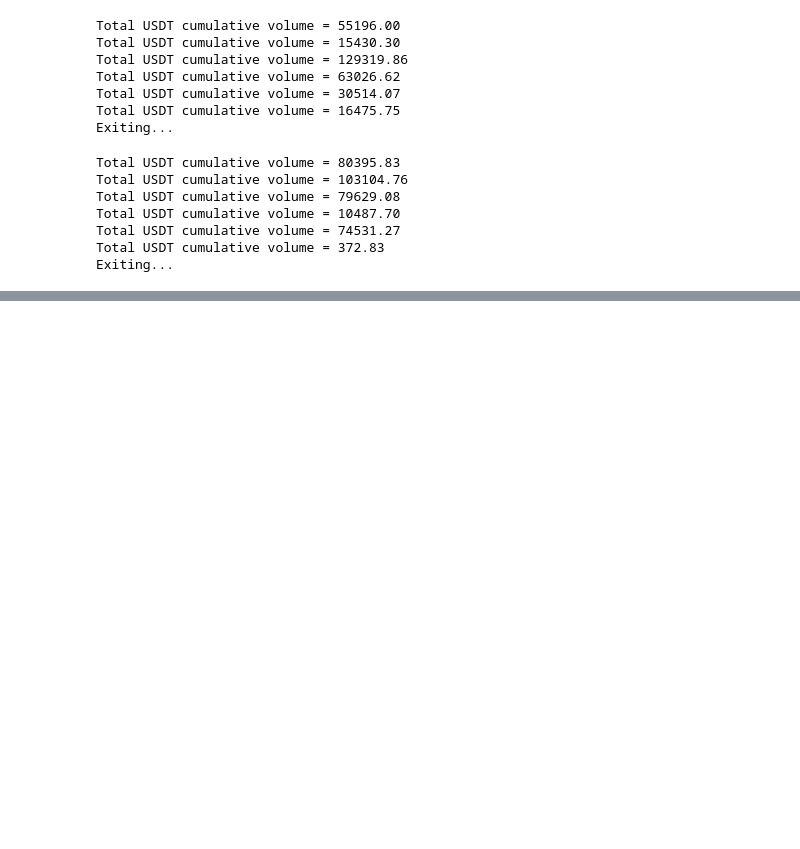
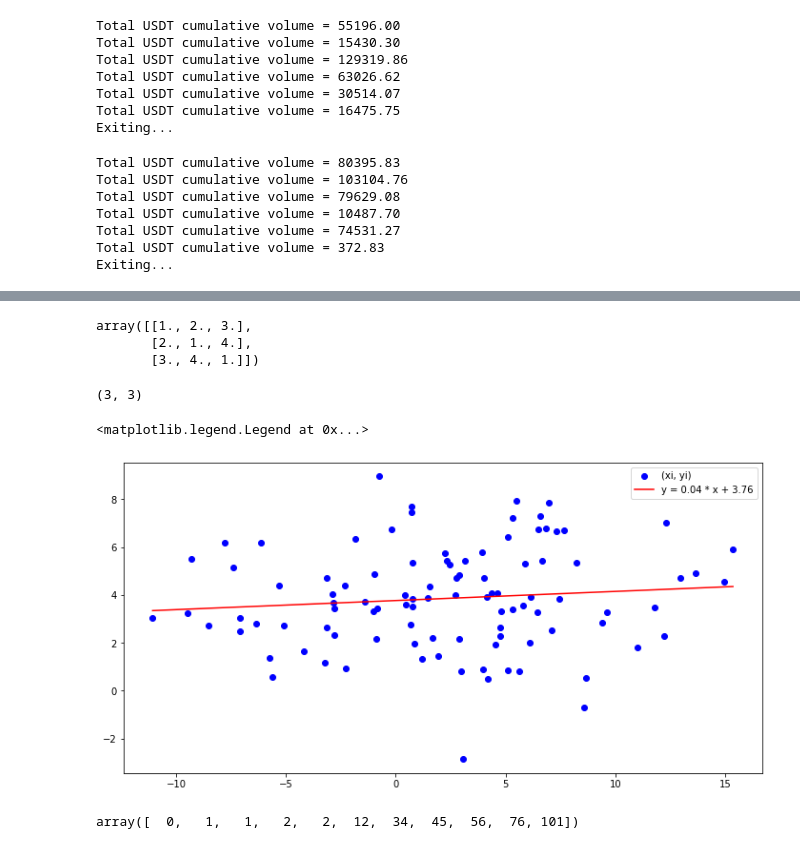
Before and after one commit to ahusson/cours_python, a Jupyter notebook: cours_python_exercices_solution.ipynb, the cells around one changed output, grey strips where cells are left out. Saved outputs shown, nothing was run; the diff lists cells and outputs as text; code cells hidden in the pictures; blank space fills up the shorter version.

```diff
--- a/cours_python_exercices_solution.ipynb
+++ b/cours_python_exercices_solution.ipynb
@@ -2202,0 +2329,53 @@ generate_best_bid_ask_data("BTCUSDT", 60)
+# %%
+# ex 109
+
+P @ D @ np.linalg.inv(P)
+# %% [output]
+array([[1., 2., 3.],
+       [2., 1., 4.],
+       [3., 4., 1.]])
+# %%
+# ex 110
+
+import numpy as np
+
+M = np.array([[1,2,3], [2,1,4], [3,4,1]])
+M.shape
+# %% [output]
+(3, 3)
+# %%
+# ex 111 - method 1 : closed form solution with beta = (X^TX)^-1 * X.T * y
+
+import numpy as np
+
+data = np.genfromtxt("linreg_data.csv", delimiter=",", dtype=np.float64)
+m, n = data.shape
+
+X = np.hstack([np.ones(m).reshape((m, 1)), data])
+y = X[:, 2]
+X = X[:,:2]
+
+beta = np.linalg.inv(X.T @ X) @ X.T @ y
+
+### PLOTTING NOT REQUIRED FOR EXAM
+from matplotlib import pyplot as plt
+
+plt.figure(figsize=(12, 6))
+plt.scatter(X[:,1], y, color="blue", label="(xi, yi)")
+
+x = np.linspace(X[:,1].min(), X[:,1].max())
+f = lambda x: beta[1] * x + beta[0]
+
+plt.plot(x, f(x), color="red", label=f"y = {beta[1]:.02f} * x + {beta[0]:.02f}")
+plt.legend()
+###
+# %% [output]
+<matplotlib.legend.Legend at 0x...>
+[figure, added]
+# %%
+# ex 112
+
+arr = np.array([34,2,1,45,12,56,76,101,2,1,0])
+arr[np.argsort(arr)]
+# %% [output]
+array([  0,   1,   1,   2,   2,  12,  34,  45,  56,  76, 101])
```
Also changed, not shown: parts of 14 cells of this notebook.
